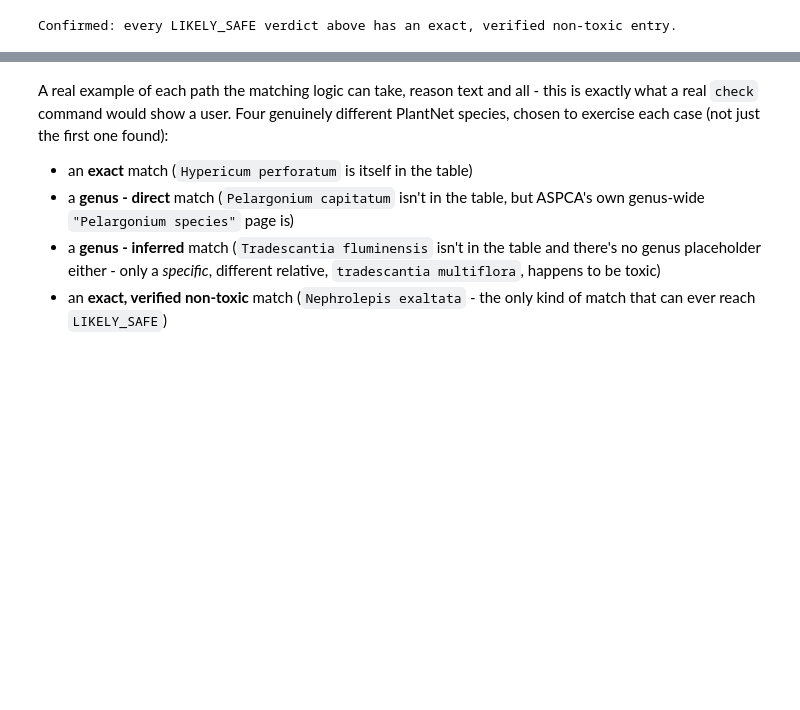
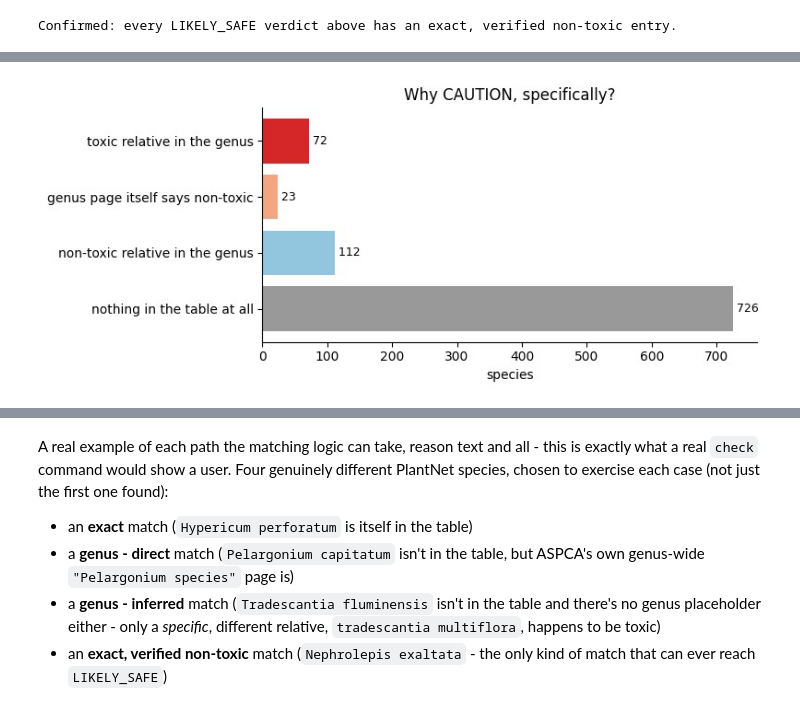
Before and after one commit to carltoast/purr-ceptron, a Jupyter notebook: notebooks/00_project_overview.ipynb, the cells around one changed output, grey strips where cells are left out. Cells and saved outputs as stored; diff of their text form; code cells hidden in the pictures; blank space fills up the shorter version.

```diff
--- a/notebooks/00_project_overview.ipynb
+++ b/notebooks/00_project_overview.ipynb
@@ -326,0 +323,20 @@ Confirmed: every LIKELY_SAFE verdict above has an exact, verified non-toxic entr
+# %%
+toxicity_index = build_toxicity_index(toxicity_table)
+caution_reasons = collections.Counter()
+for name in species_names:
+    v = assess([Prediction(name, 1.0)], toxicity_table)
+    if v.status is Status.CAUTION:
+        caution_reasons[toxicity_category(lookup_toxicity(name, toxicity_index))] += 1
+
+CAUTION_LABELS = {
+    "genus - toxic (inferred)": "toxic relative in the genus",
+    "genus - non-toxic (direct)": "genus page itself says non-toxic",
+    "genus - non-toxic (inferred)": "non-toxic relative in the genus",
+    "no match": "nothing in the table at all",
+}
+caution_df = pd.DataFrame(
+    {"species": [caution_reasons.get(cat, 0) for cat in CAUTION_LABELS]},
+    index=[CAUTION_LABELS[cat] for cat in CAUTION_LABELS],
+)
+caution_df["share of all CAUTION"] = (caution_df["species"] / caution_df["species"].sum()).map("{:.1%}".format)
+caution_df
@@ -326,0 +349,13 @@ Confirmed: every LIKELY_SAFE verdict above has an exact, verified non-toxic entr
+# %%
+fig, ax = plt.subplots(figsize=(8, 3.5))
+colors = ["#d62728", "#f4a582", "#92c5de", "#999999"]
+ax.barh(caution_df.index, caution_df["species"], color=colors)
+ax.invert_yaxis()
+ax.set_xlabel("species")
+ax.set_title("Why CAUTION, specifically?")
+for i, n in enumerate(caution_df["species"]):
+    ax.text(n, i, f" {n}", va="center", fontsize=9)
+plt.tight_layout()
+plt.show()
+# %% [output]
+[figure, added]
```
Also changed, not shown: parts of 5 cells of this notebook.
